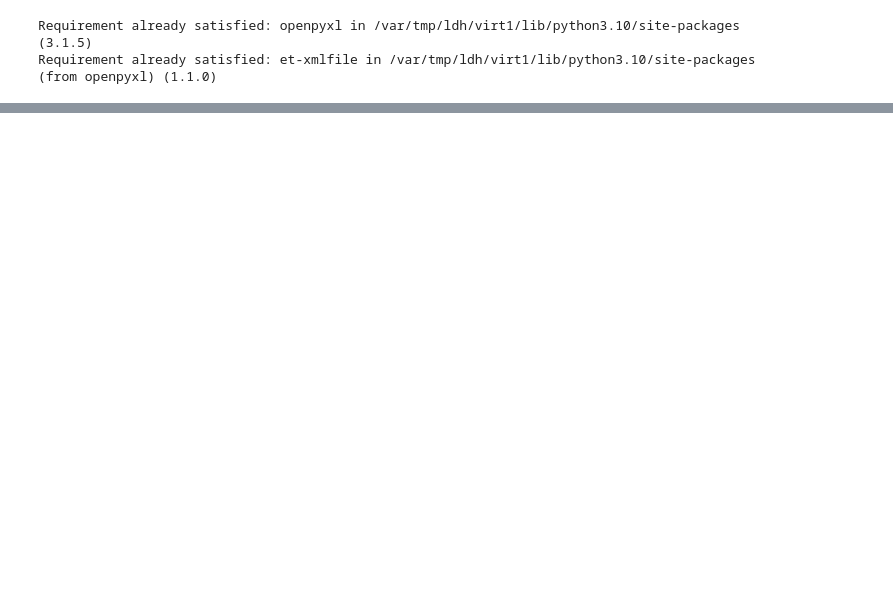
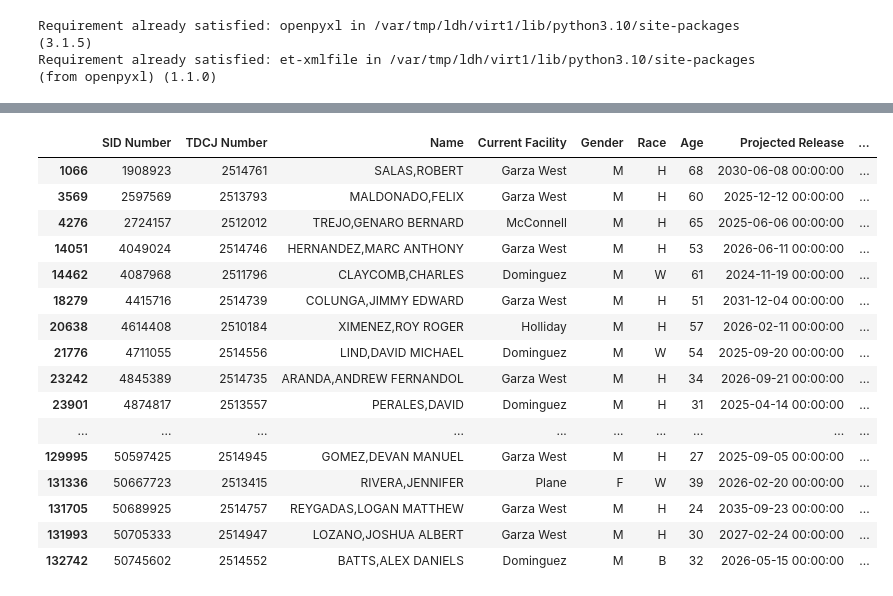
Before and after one commit to ldhagen/Prison_Notebook, a Jupyter notebook: Texas_Prisoners_Daily.ipynb, the cells around one changed output, grey strips where cells are left out. Cells and saved outputs as stored; diff of their text form; code cells hidden in the pictures; blank space fills up the shorter version.

```diff
--- a/Texas_Prisoners_Daily.ipynb
+++ b/Texas_Prisoners_Daily.ipynb
@@ -147,4 +150,22 @@ df_Texas_Prisoners['Sentence Date'].min()
 # %%
-df_Texas_Prisoners[(df_Texas_Prisoners.County == 'Bexar') & (df_Texas_Prisoners['Sentence Date'] > '2021-08-04')]
+df_Texas_Prisoners[(df_Texas_Prisoners.County == 'Bexar') & (df_Texas_Prisoners['Sentence Date'] > '2024-07-01')]
+# %% [output]
+|  | SID Number | TDCJ Number | Name | Current Facility | Gender | Race | Age | Projected Release | ... |
+| 1066 | 1908923 | 2514761 | SALAS,ROBERT | Garza West | M | H | 68 | 2030-06-08 00:00:00 | ... |
+| 3569 | 2597569 | 2513793 | MALDONADO,FELIX | Garza West | M | H | 60 | 2025-12-12 00:00:00 | ... |
+| 4276 | 2724157 | 2512012 | TREJO,GENARO BERNARD | McConnell | M | H | 65 | 2025-06-06 00:00:00 | ... |
+| 14051 | 4049024 | 2514746 | HERNANDEZ,MARC ANTHONY | Garza West | M | H | 53 | 2026-06-11 00:00:00 | ... |
+| 14462 | 4087968 | 2511796 | CLAYCOMB,CHARLES | Dominguez | M | W | 61 | 2024-11-19 00:00:00 | ... |
+| 18279 | 4415716 | 2514739 | COLUNGA,JIMMY EDWARD | Garza West | M | H | 51 | 2031-12-04 00:00:00 | ... |
+| 20638 | 4614408 | 2510184 | XIMENEZ,ROY ROGER | Holliday | M | H | 57 | 2026-02-11 00:00:00 | ... |
+| 21776 | 4711055 | 2514556 | LIND,DAVID MICHAEL | Dominguez | M | W | 54 | 2025-09-20 00:00:00 | ... |
+| 23242 | 4845389 | 2514735 | ARANDA,ANDREW FERNANDOL | Garza West | M | H | 34 | 2026-09-21 00:00:00 | ... |
+| 23901 | 4874817 | 2513557 | PERALES,DAVID | Dominguez | M | H | 31 | 2025-04-14 00:00:00 | ... |
+| ... | ... | ... | ... | ... | ... | ... | ... | ... | ... |
+| 129995 | 50597425 | 2514945 | GOMEZ,DEVAN MANUEL | Garza West | M | H | 27 | 2025-09-05 00:00:00 | ... |
+| 131336 | 50667723 | 2513415 | RIVERA,JENNIFER | Plane | F | W | 39 | 2026-02-20 00:00:00 | ... |
+| 131705 | 50689925 | 2514757 | REYGADAS,LOGAN MATTHEW | Garza West | M | H | 24 | 2035-09-23 00:00:00 | ... |
+| 131993 | 50705333 | 2514947 | LOZANO,JOSHUA ALBERT | Garza West | M | H | 30 | 2027-02-24 00:00:00 | ... |
+| 132742 | 50745602 | 2514552 | BATTS,ALEX DANIELS | Dominguez | M | B | 32 | 2026-05-15 00:00:00 | ... |
 # %%
 df_Texas_Prisoners['Offense Code'].value_counts()
```
Also changed, not shown: parts of 43 cells of this notebook.
